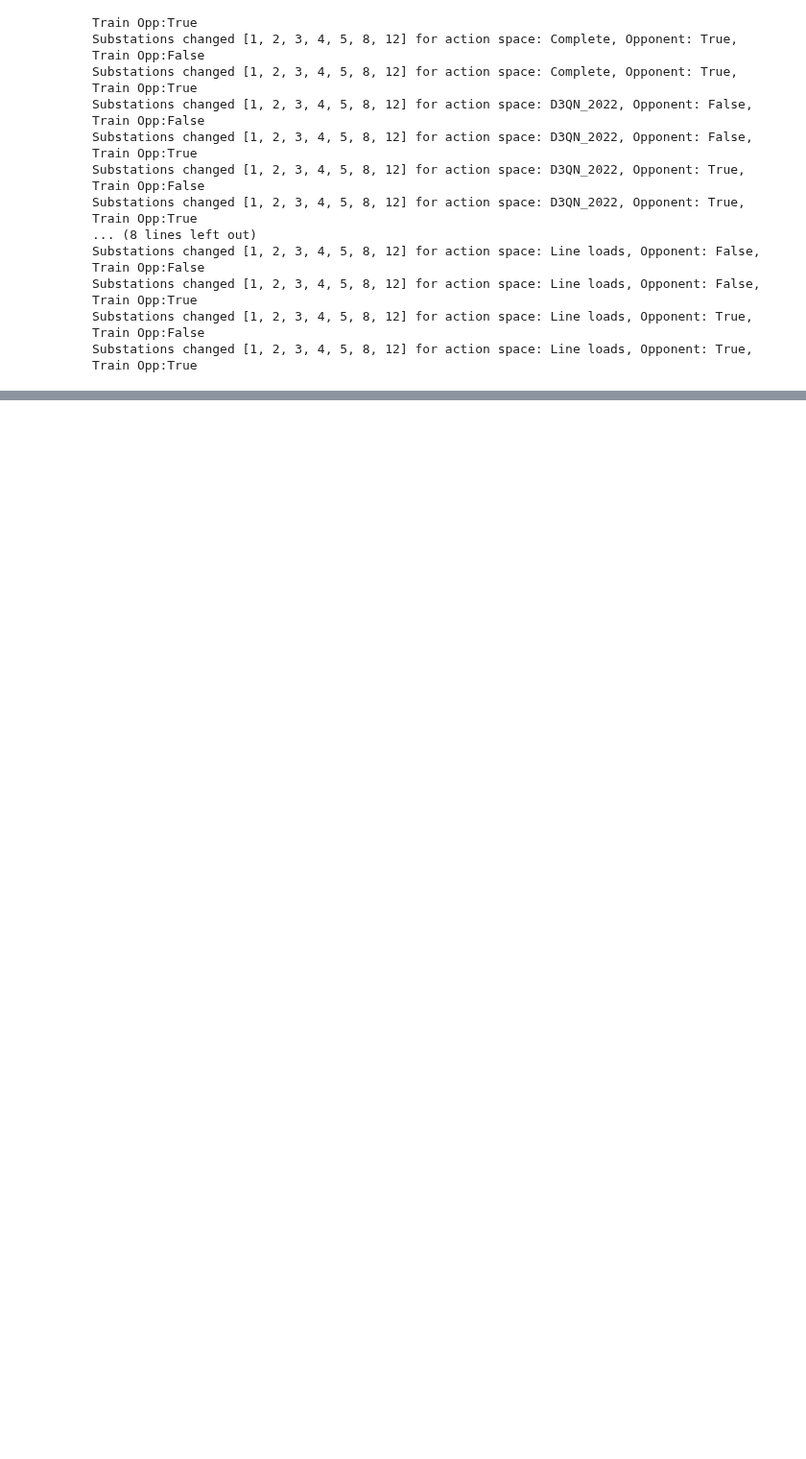
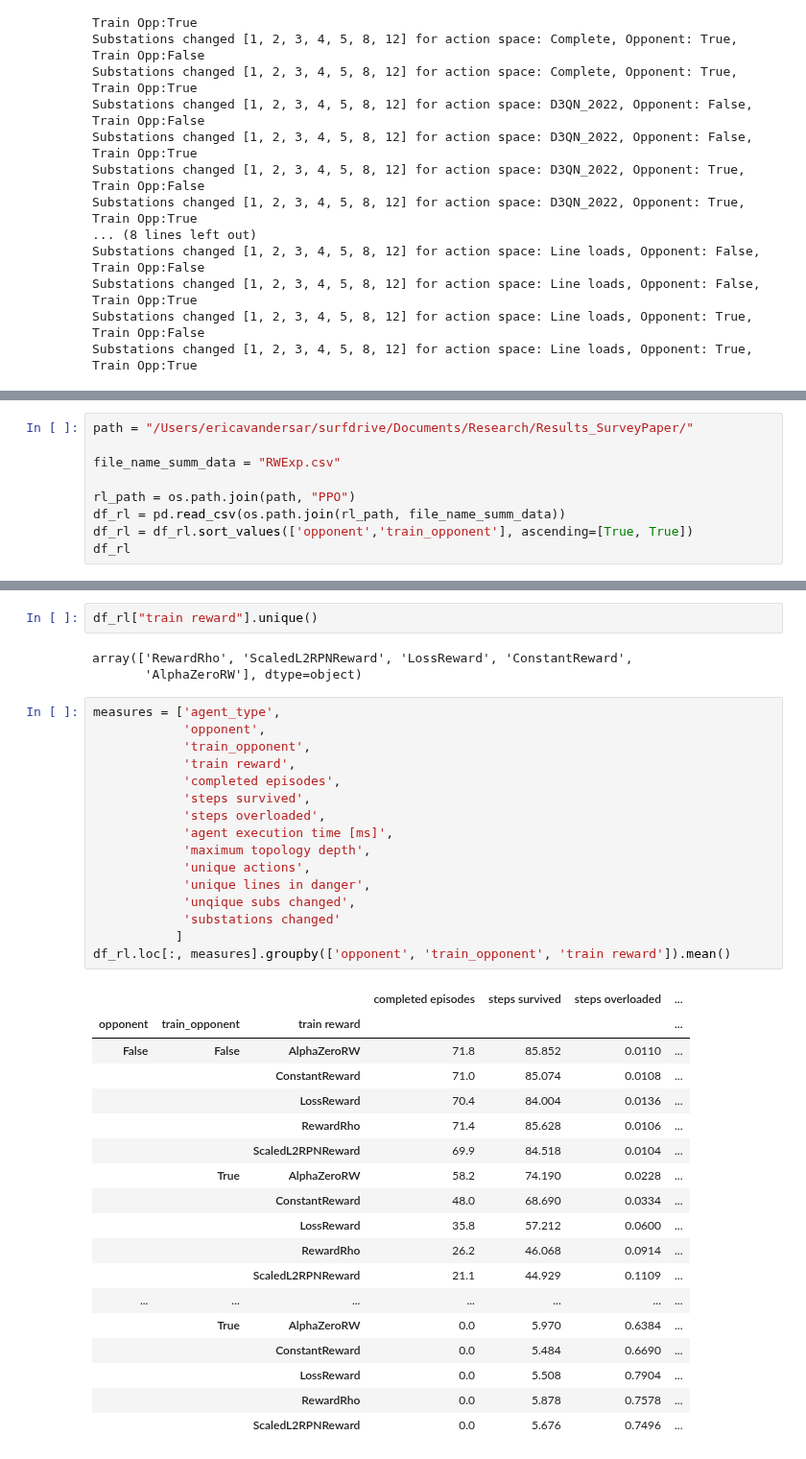
Before and after one commit to EricavanderSar/rl4pnc-survey, a Jupyter notebook: notebooks/SurveyPaper_OverviewTables.ipynb, the cells around one changed output, grey strips where cells are left out. Shown at 96% size. Saved outputs shown, nothing was run; the diff lists cells and outputs as text; blank space fills up the shorter version.

```diff
--- a/notebooks/SurveyPaper_OverviewTables.ipynb
+++ b/notebooks/SurveyPaper_OverviewTables.ipynb
@@ -485,0 +509,9 @@ Substations changed [1, 2, 3, 4, 5, 8, 12] for action space: Line loads, Opponen
+# %%
+path = "/Users/ericavandersar/surfdrive/Documents/Research/Results_SurveyPaper/"
+
+file_name_summ_data = "RWExp.csv"
+
+rl_path = os.path.join(path, "PPO")
+df_rl = pd.read_csv(os.path.join(rl_path, file_name_summ_data))
+df_rl = df_rl.sort_values(['opponent','train_opponent'], ascending=[True, True])
+df_rl
@@ -485,0 +532,40 @@ Substations changed [1, 2, 3, 4, 5, 8, 12] for action space: Line loads, Opponen
+# %%
+df_rl["train reward"].unique()
+# %% [output]
+array(['RewardRho', 'ScaledL2RPNReward', 'LossReward', 'ConstantReward',
+       'AlphaZeroRW'], dtype=object)
+# %%
+measures = ['agent_type',
+            'opponent',
+            'train_opponent',
+            'train reward',
+            'completed episodes',
+            'steps survived',
+            'steps overloaded',
+            'agent execution time [ms]',
+            'maximum topology depth',
+            'unique actions',
+            'unique lines in danger',
+            'unqique subs changed',
+            'substations changed'
+           ]
+df_rl.loc[:, measures].groupby(['opponent', 'train_opponent', 'train reward']).mean()
+# %% [output]
+|  |  |  | completed episodes | steps survived | steps overloaded | ... |
+| opponent | train_opponent | train reward |  |  |  | ... |
+| False | False | AlphaZeroRW | 71.8 | 85.852 | 0.0110 | ... |
+|  |  | ConstantReward | 71.0 | 85.074 | 0.0108 | ... |
+|  |  | LossReward | 70.4 | 84.004 | 0.0136 | ... |
+|  |  | RewardRho | 71.4 | 85.628 | 0.0106 | ... |
+|  |  | ScaledL2RPNReward | 69.9 | 84.518 | 0.0104 | ... |
+|  | True | AlphaZeroRW | 58.2 | 74.190 | 0.0228 | ... |
+|  |  | ConstantReward | 48.0 | 68.690 | 0.0334 | ... |
+|  |  | LossReward | 35.8 | 57.212 | 0.0600 | ... |
+|  |  | RewardRho | 26.2 | 46.068 | 0.0914 | ... |
+|  |  | ScaledL2RPNReward | 21.1 | 44.929 | 0.1109 | ... |
+| ... | ... | ... | ... | ... | ... | ... |
+|  | True | AlphaZeroRW | 0.0 | 5.970 | 0.6384 | ... |
+|  |  | ConstantReward | 0.0 | 5.484 | 0.6690 | ... |
+|  |  | LossReward | 0.0 | 5.508 | 0.7904 | ... |
+|  |  | RewardRho | 0.0 | 5.878 | 0.7578 | ... |
+|  |  | ScaledL2RPNReward | 0.0 | 5.676 | 0.7496 | ... |
```
Also changed, not shown: parts of 12 cells of this notebook, 3 other files.
